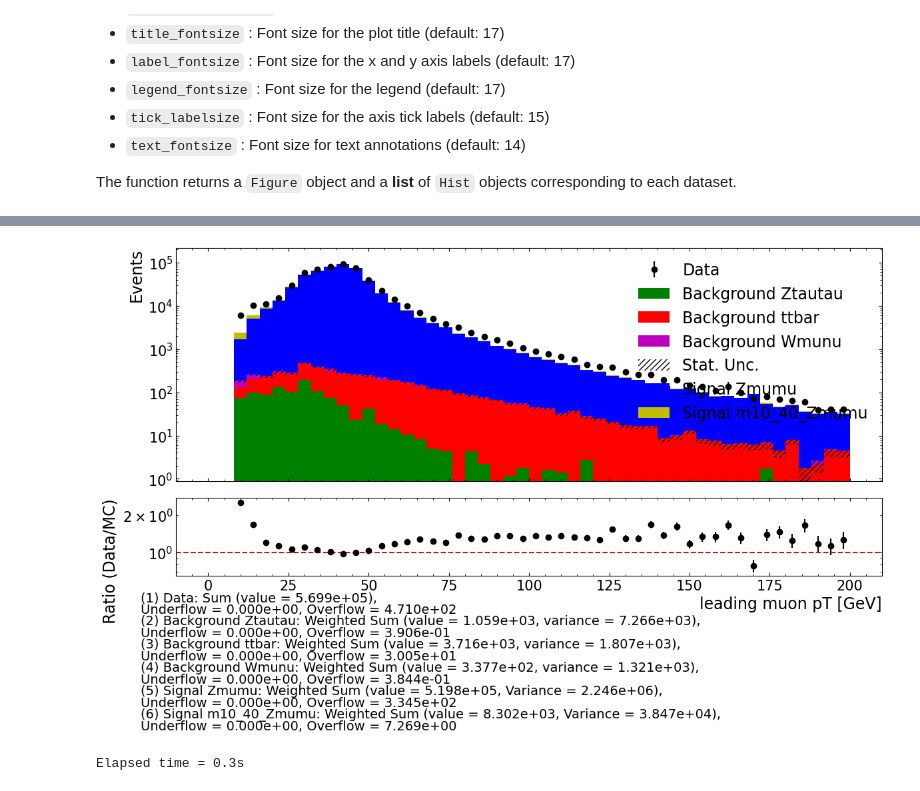
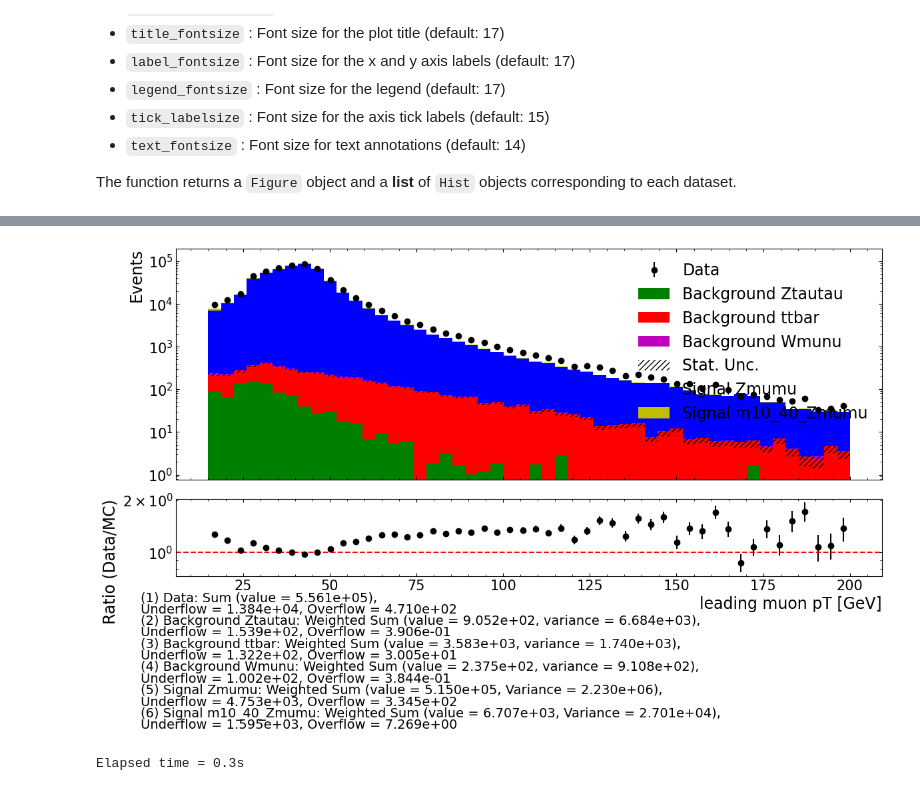
Before and after one commit to hongshaoyee/ATLAS-Higgs-ZW, a Jupyter notebook: ATLAS-parquet/DilepLabNotebook.ipynb, the cells around one changed output, grey strips where cells are left out. Saved outputs shown, nothing was run; the diff lists cells and outputs as text; code cells hidden in the pictures.

```diff
--- a/ATLAS-parquet/DilepLabNotebook.ipynb
+++ b/ATLAS-parquet/DilepLabNotebook.ipynb
@@ -456,7 +456,7 @@ plot_dict_mu_OS = {
 color_list = ['k','b','y','g','r','m']
 
 plot_variable = 'lep_pt[0]'
-xmin, xmax = 0, 200
+xmin, xmax = 15, 200
 num_bins = 50
 x_label = 'leading muon pT [GeV]'
 
@@ -468,4 +468,4 @@ Elapsed time = 0.4s
-[figure, old version]
+[figure, new version]
 # %%
 #muon SS pt
 plot_dict_mu_SS = {
```
Also changed, not shown: parts of 10 cells of this notebook.
